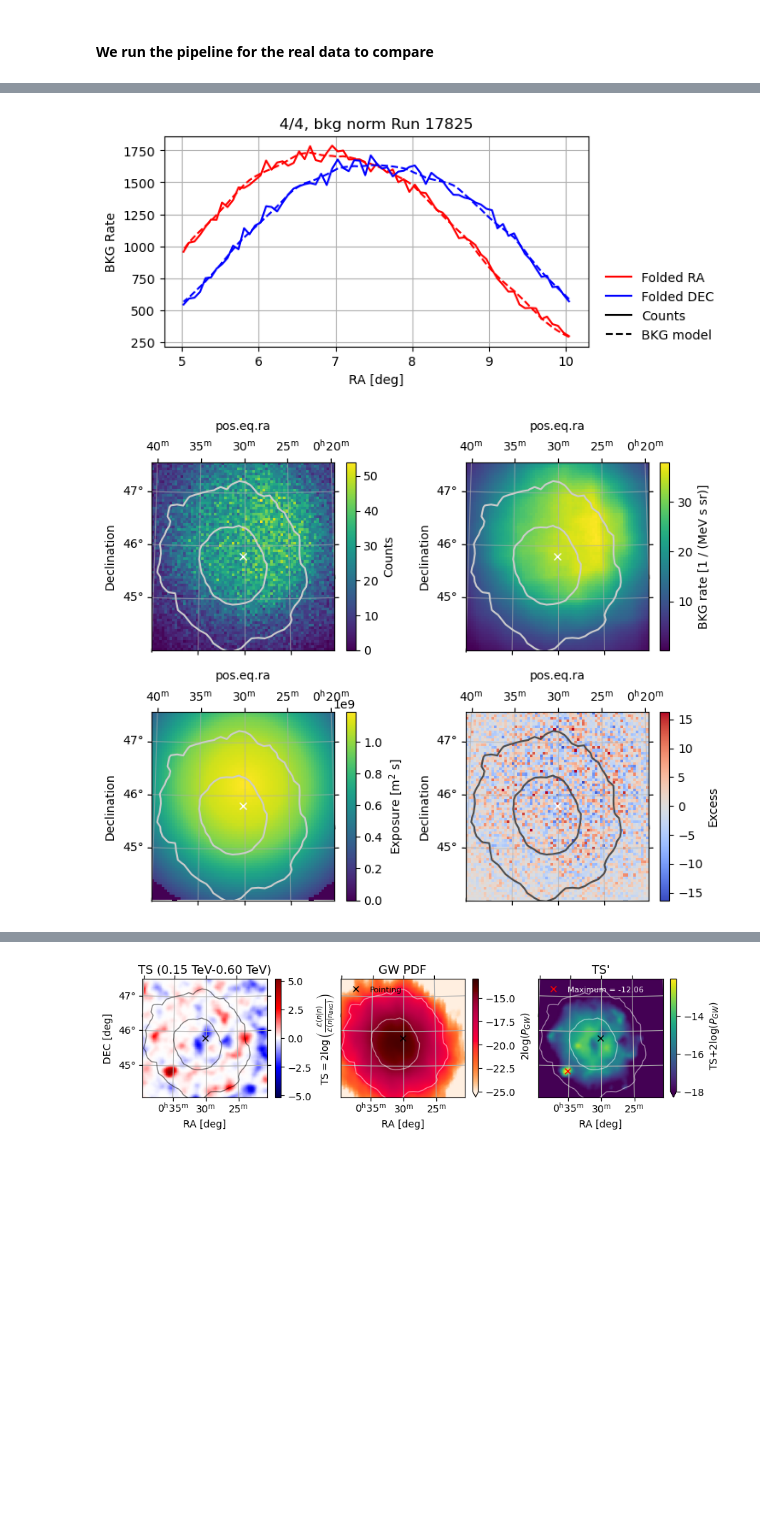
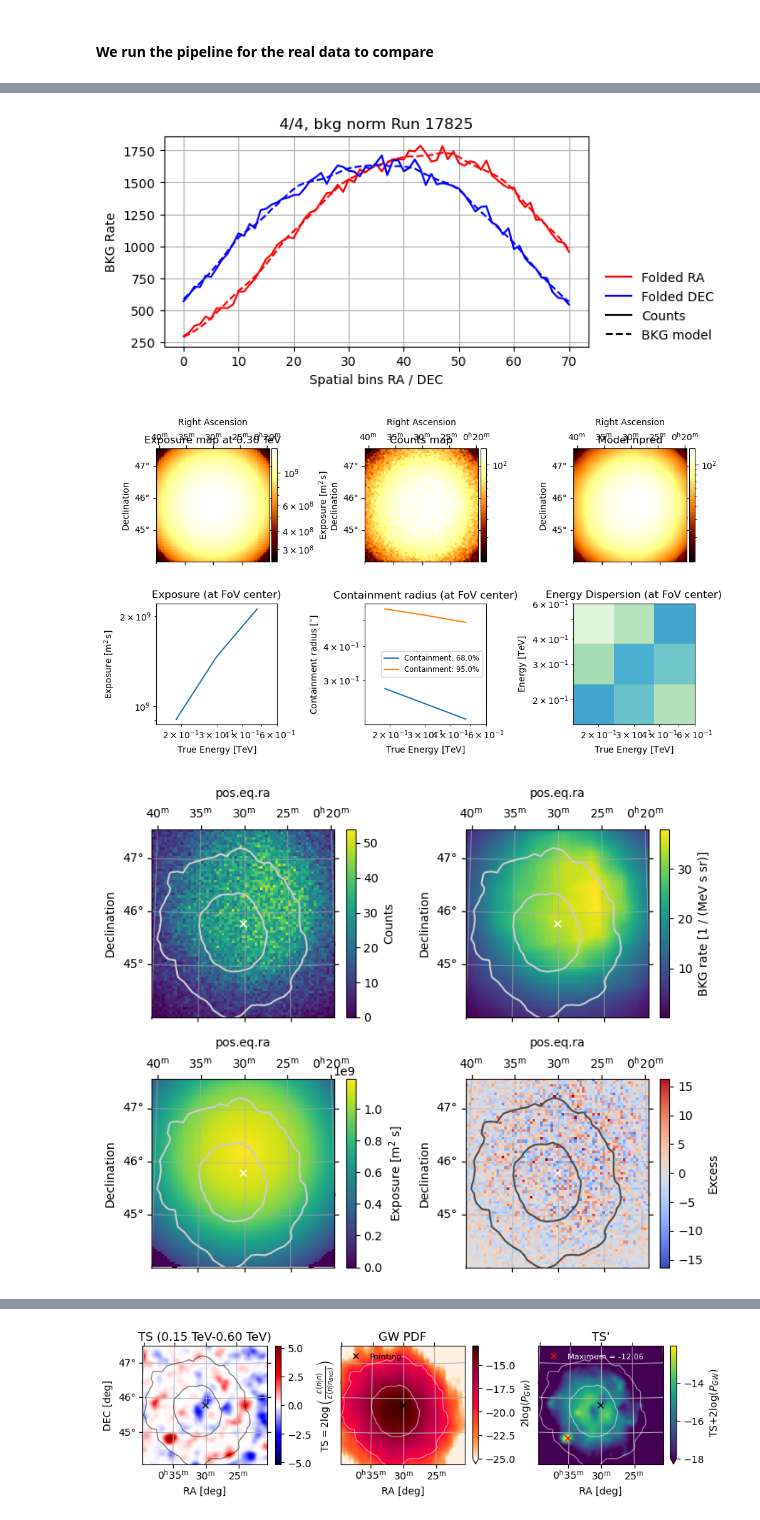
Before and after one commit to juanjq/gw-gamma-global-uls, a Jupyter notebook: notebook_sim.ipynb, the cells around one changed output, grey strips where cells are left out. Saved outputs shown, nothing was run; the diff lists cells and outputs as text; code cells hidden in the pictures; blank space fills up the shorter version.

```diff
--- a/notebook_sim.ipynb
+++ b/notebook_sim.ipynb
@@ -123,23 +138,19 @@ axis_energy = MapAxis.from_energy_bounds(
 print(f"Energy axis edges:"); display(axis_energy.edges)
 print(f"\nOffset axis edges:"); display(axis_offset.edges)
 
-geom_width = size_fov.value * 1.43, size_fov.value * 1.43
-width, binsz = (geom_width), 0.05
-npix = (int(width[0]/binsz), int(width[1]/binsz))
-
+npix = (int(geom_width[0]/binsz), int(geom_width[1]/binsz))
 geom = WcsGeom.create(
-    skydir = (source_coord.ra.degree, source_coord.dec.degree),
-    npix = npix, binsz = binsz, width = width, frame = "icrs",
-    proj = "AIR", axes = [axis_energy],
+    skydir=(source_coord.ra.degree, source_coord.dec.degree),
+    npix=npix, binsz=binsz, width=geom_width, frame="icrs", proj="AIR", axes=[axis_energy],
 )
 geom_image = geom.to_image()
 
+# Extracting coords of geom
 geom_centers = geom.get_coord(mode="center")
 geom_edges = geom.get_coord(mode="edges")
 bin_c_ra, bin_c_dec = geom_centers.lon[0].value, geom_centers.lat[0].value
 bin_edges_ra, bin_edges_dec = geom_edges.lon[0].value, geom_edges.lat[0].value
 bin_area = geom_image.solid_angle()
-
 coord_array = SkyCoord(bin_c_ra, bin_c_dec, unit=u.deg)
 separations_map = coord_array.separation(SkyCoord(*geom.center_coord)).deg
 
@@ -159,7 +170,7 @@ pix_indices, nside = np.arange(len(data_ligo_hp)), hp.npix2nside(len(data_ligo_h
 dec_hp, ra_hp = utils.IndexToDeclRa(pix_indices, nside)
 hp_area = hp.nside2pixarea(nside)
 
-# Reducing HealPix map to approx the WCS region
+# Reducing HealPix map to the approx WCS region
 mask_hp_wcs = (
     (-(((ra_hp + 180) % 360) - 180) >= bin_edges_ra[:,-1:].min()) & (dec_hp >= bin_edges_dec[:1,:].max()) &
     (-(((ra_hp + 180) % 360) - 180) <= bin_edges_ra[:,:1].min()) & (dec_hp <= bin_edges_dec[-1:,:].max())
@@ -207,10 +218,5 @@ for level in threshold_maps:
 
 # We define separately the 95% region that is the one we are going to search
 mask_threshold_95 = masks_thresholds[0]
-
-for i in range(len(threshold_percent_gw)):
-    mask = masks_thresholds[i]
-    prob_contained = np.sum(prob_gw[mask])/threshold_percent_gw[i]*100
-    print(f" - For {threshold_percent_gw[i]*100}% of GW, Geom contains ~{prob_contained:.2f}% of the total.")
 # %% [output]
 Geometry covers 98.95% of the GW
@@ -225,13 +229,13 @@ data_store_real = DataStore.from_dir(dir_dl3)
 print(f"Obs IDs in directory: {data_store_real.obs_ids}\n")
 
 obs_collection_real = data_store_real.get_observations(
-    obs_id = obs_ids, required_irf = ["aeff", "edisp"] # "psf"
+    obs_id = obs_ids, required_irf = ["aeff", "edisp", "psf"]
 )
 
 # Reading background IRF information and adding it to the information
-data_store_real.hdu_table.remove_rows(data_store_real.hdu_table["HDU_TYPE"]=="bkg")
+data_store_real.hdu_table.remove_rows(data_store_real.hdu_table["HDU_TYPE"]=="bkg") # Removing just in case cell is run 2 times
 for obs_id in obs_ids:
-    data_store_real = utils.read_bkg(data_store_real, obs_id, dir_dl3, dim_bkg=3, bkg_type=bkg_type)
+    data_store_real = utils.add_bkg(data_store_real, obs_id, dir_dl3, dim_bkg=3, bkg_type=bkg_type)
 
 data_store_real.hdu_table = data_store_real.hdu_table.copy() # Copy the table to update the data
 obs_collection_real = data_store_real.get_observations(
@@ -240,7 +244,7 @@ obs_collection_real = data_store_real.get_observations(
 
 obs_table = data_store_real.obs_table[np.isin(data_store_real.obs_table["OBS_ID"], obs_ids)]
 hdu_table = data_store_real.hdu_table[np.isin(data_store_real.hdu_table["OBS_ID"], obs_ids)]
-print(f"Total livetime : {obs_table['LIVETIME'].to(u.min).sum():.2f}\n"); display(hdu_table)
+print(f"Total livetime : {obs_table["LIVETIME"].to(u.min).sum():.2f}\n"); display(hdu_table)
 # %% [output]
 Obs IDs in directory: [17820 17821 17822 17823 17824 17825]
 
@@ -288,14 +292,11 @@ BACKGROUND SUMMARY:
 #### We run the pipeline for the real data to compare
 # %%
 maker = MapDatasetMaker(selection=["counts", "background", "psf", "edisp", "exposure"])
-# maker_safe_mask = SafeMaskMaker(methods=["aeff-default"])
 maker_safe_mask = SafeMaskMaker(methods=["aeff-default", "offset-max"], offset_max=size_fov)
-maker_ring = RingBackgroundMaker(r_in=ring_r_in, width=ring_width,
-                                 exclusion_mask=None)
+maker_ring = RingBackgroundMaker(r_in=ring_r_in, width=ring_width, exclusion_mask=None)
 
 dataset_empty = MapDataset.create(geom)
-# dataset_stacked_real = MapDatasetOnOff.create(geom)
-dataset_stacked_real = MapDataset.create(geom)
+dataset_stacked_real = MapDataset.create(geom) # dataset_stacked_real = MapDatasetOnOff.create(geom)
 
 dataset_real, bkg_models = [], []
 for i, obs in enumerate(obs_collection_real[:]):
@@ -308,14 +309,12 @@ for i, obs in enumerate(obs_collection_real[:]):
 
     utils.summary_folded_counts(dataset_on_off, bin_c_ra, obs, i, len(obs_collection_real))
 
-    # Storing the NORMALIZED bkg model
+    # Storing the normalized bkg model
     bkg_models.append(dataset_on_off.background.copy())
 
 datasets_all_real = Datasets(dataset_real)
-
-# stacked_dataset_ring.peek(figsize=(7, 6))
+dataset_stacked_real.peek(figsize=(10, 6))
 utils.summary_maps(
-    dataset_real[0], geom, bin_edges_ra, bin_edges_dec, data_ligo_2d,
-    threshold_maps, source_coord, source_name
+    dataset_real[0], geom, bin_edges_ra, bin_edges_dec, data_ligo_2d, threshold_maps, source_coord, source_name
 )
 # %% [output]
@@ -325,3 +324,4 @@ utils.summary_maps(
-[figure, old version]
+[figure, new version]
-[figure, old version]
+[figure, new version]
+[figure, added]
 # %% [markdown]
```
Also changed, not shown: parts of 46 cells of this notebook, 2 other files.
